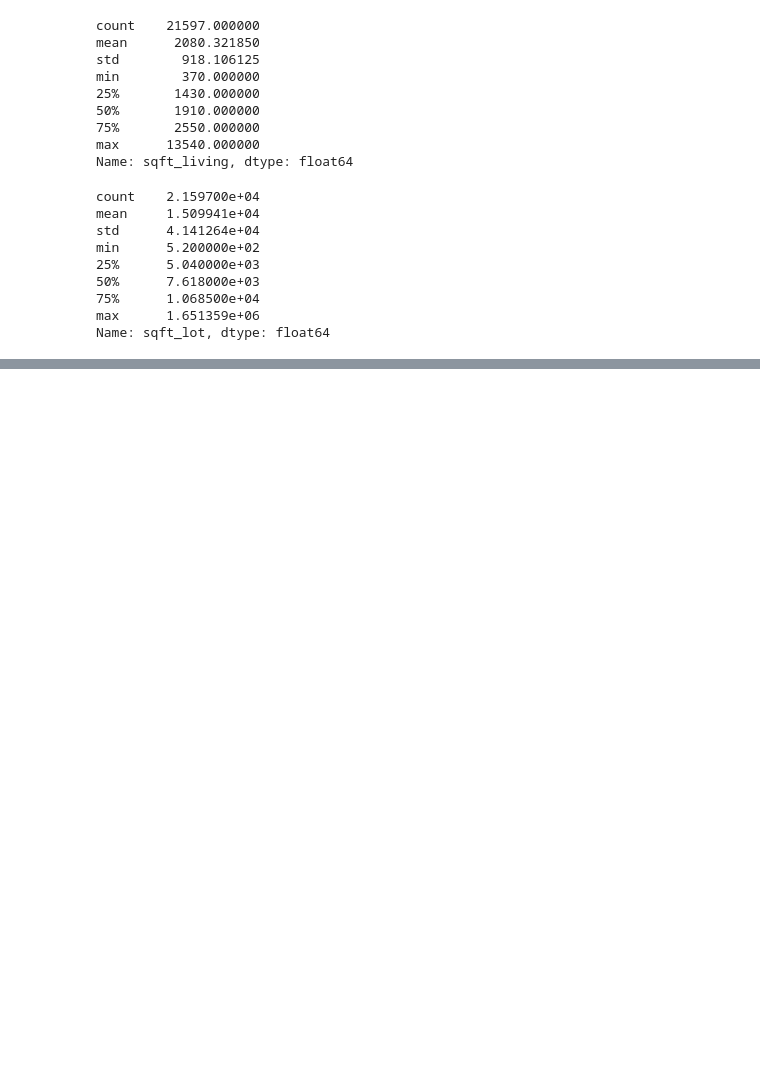
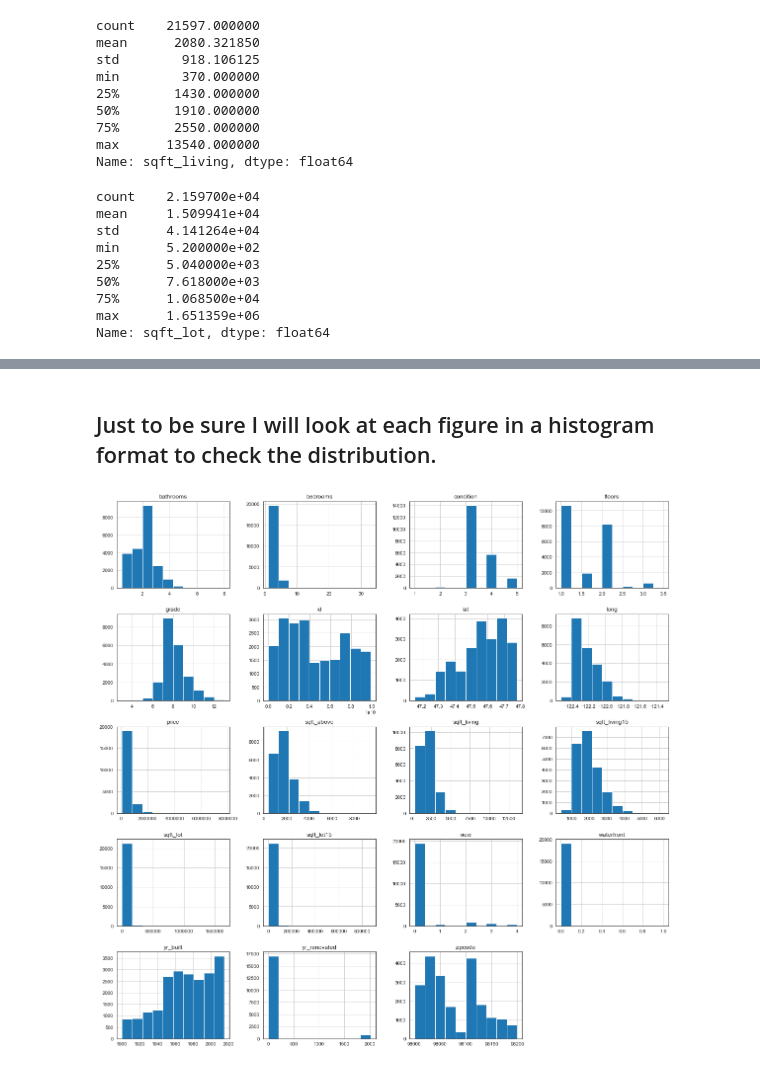
Before and after one commit to marwankalo/dsc-mod-2-project-v2-1-london-ds-02172020, a Jupyter notebook: Anila.ipynb, the cells around one changed output, grey strips where cells are left out. Saved outputs shown, nothing was run; the diff lists cells and outputs as text; code cells hidden in the pictures; blank space fills up the shorter version.

```diff
--- a/Anila.ipynb
+++ b/Anila.ipynb
@@ -323,0 +168,10 @@ sns.heatmap(data_pred.corr(), center=0, cmap="YlGnBu")
+# %% [markdown]
+## Just to be sure I will look at each figure in a histogram format to check the distribution.
+# %%
+import warnings
+warnings.filterwarnings('ignore')
+fig = plt.figure(figsize = (20,20))
+ax = fig.gca()
+data.hist(ax = ax);
+# %% [output]
+[figure, added]
```
Also changed, not shown: parts of 93 cells of this notebook.
